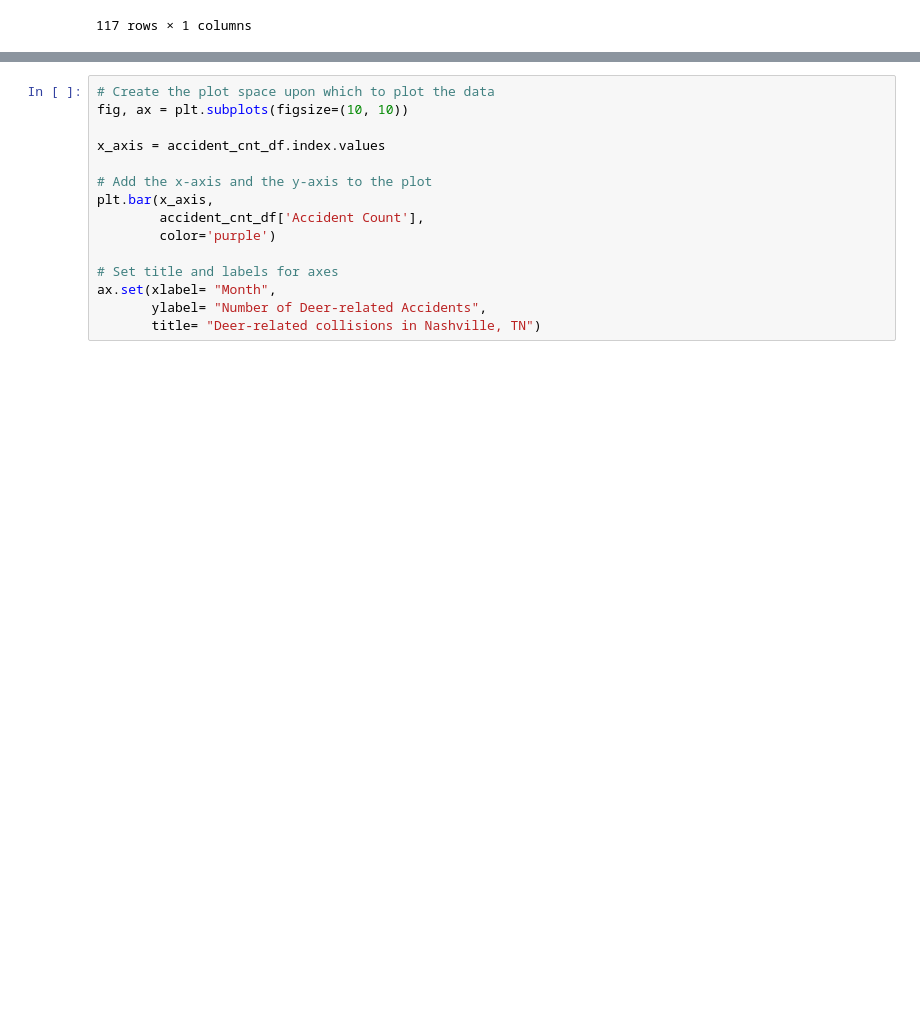
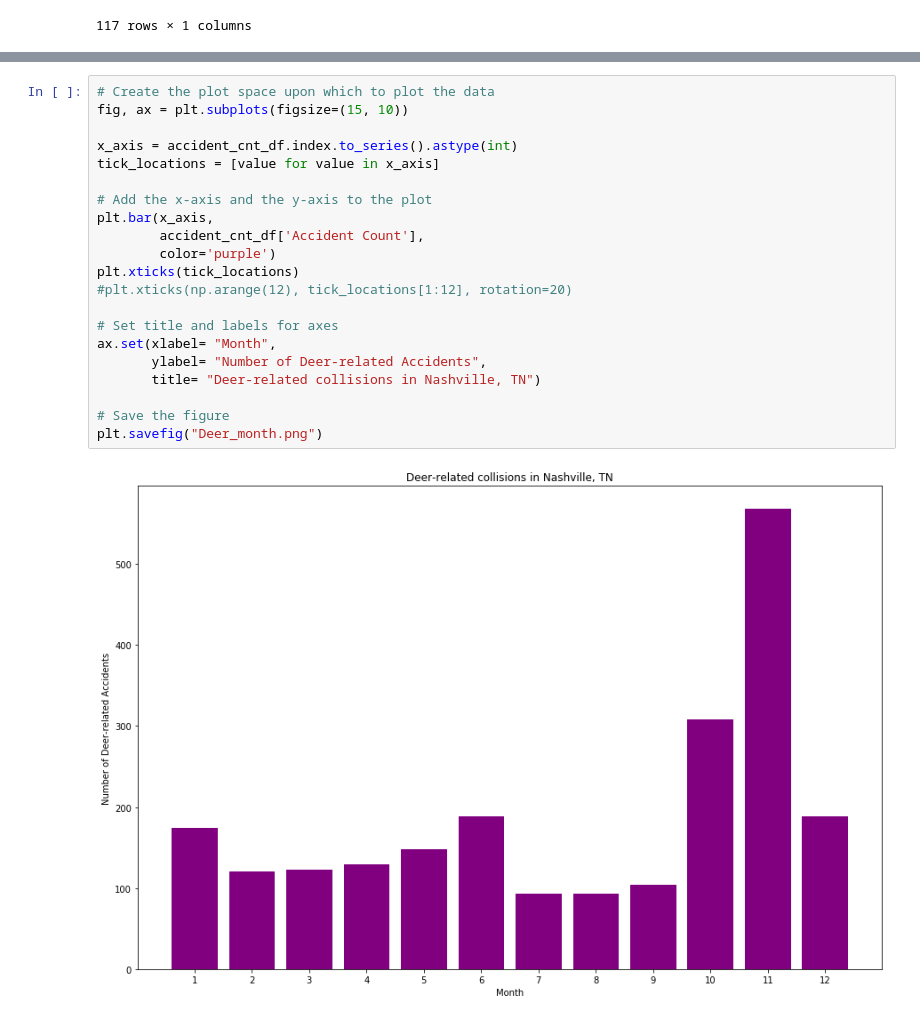
Before and after one commit to icebergmann99/PROJECT-1, a Jupyter notebook: dataframes-deer.ipynb, the cells around one changed output, grey strips where cells are left out. Drawn from its saved outputs; the diff is of its cells as text; blank space fills up the shorter version.

```diff
--- a/dataframes-deer.ipynb
+++ b/dataframes-deer.ipynb
@@ -176,18 +202,26 @@ accident_cnt_df.head(12)
 # %%
 # Create the plot space upon which to plot the data
-fig, ax = plt.subplots(figsize=(10, 10))
+fig, ax = plt.subplots(figsize=(15, 10))
 
-x_axis = accident_cnt_df.index.values
+x_axis = accident_cnt_df.index.to_series().astype(int)
+tick_locations = [value for value in x_axis]
 
 # Add the x-axis and the y-axis to the plot
 plt.bar(x_axis,
         accident_cnt_df['Accident Count'],
         color='purple')
+plt.xticks(tick_locations)
+#plt.xticks(np.arange(12), tick_locations[1:12], rotation=20)
 
 # Set title and labels for axes
 ax.set(xlabel= "Month",
        ylabel= "Number of Deer-related Accidents",
        title= "Deer-related collisions in Nashville, TN")
+
+# Save the figure
+plt.savefig("Deer_month.png")
+# %% [output]
+[figure, added]
 # %%
 deer_sumyr_df = deer_df.groupby('Year')
 accident_cnt = deer_sumyr_df['Accident Number'].count()
```
Also changed, not shown: parts of 4 cells of this notebook, 2 other files.
